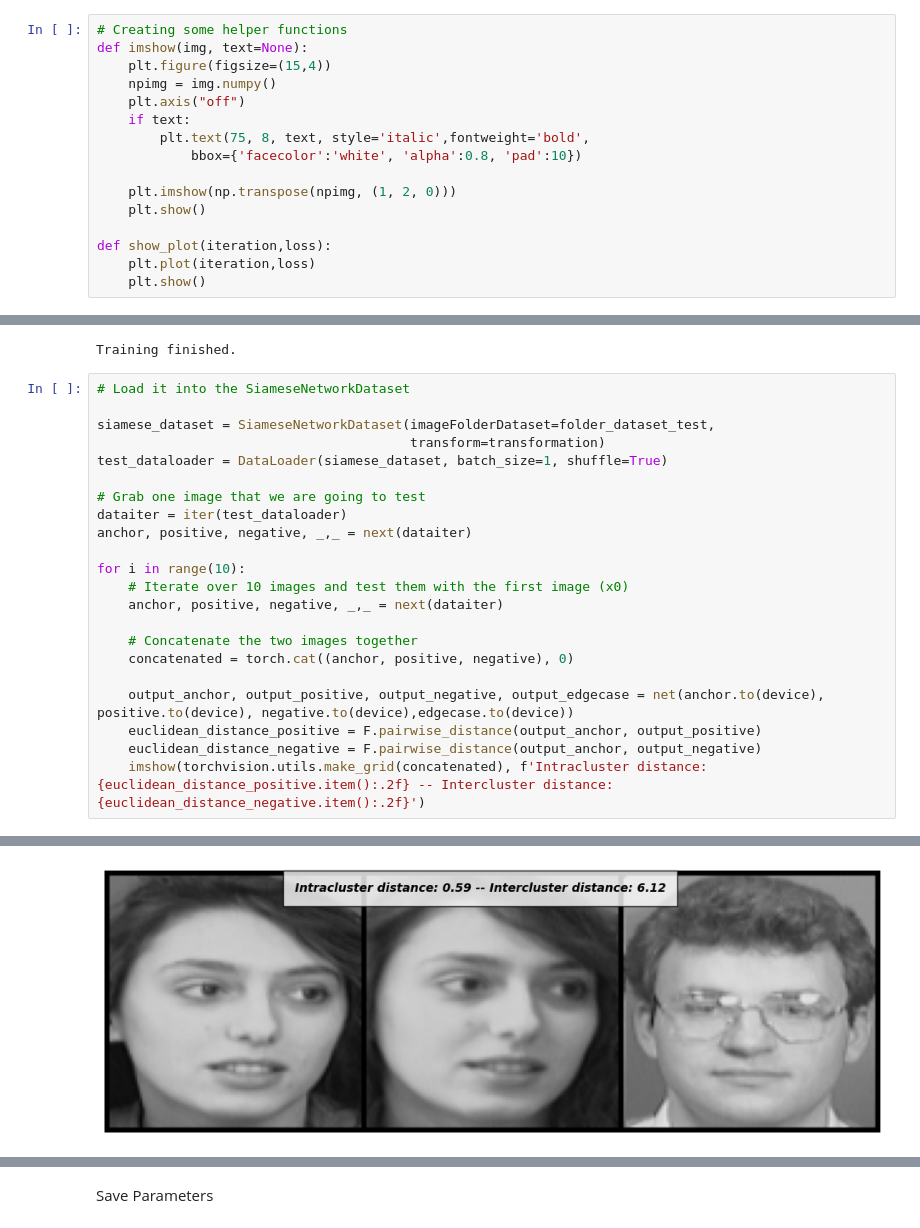
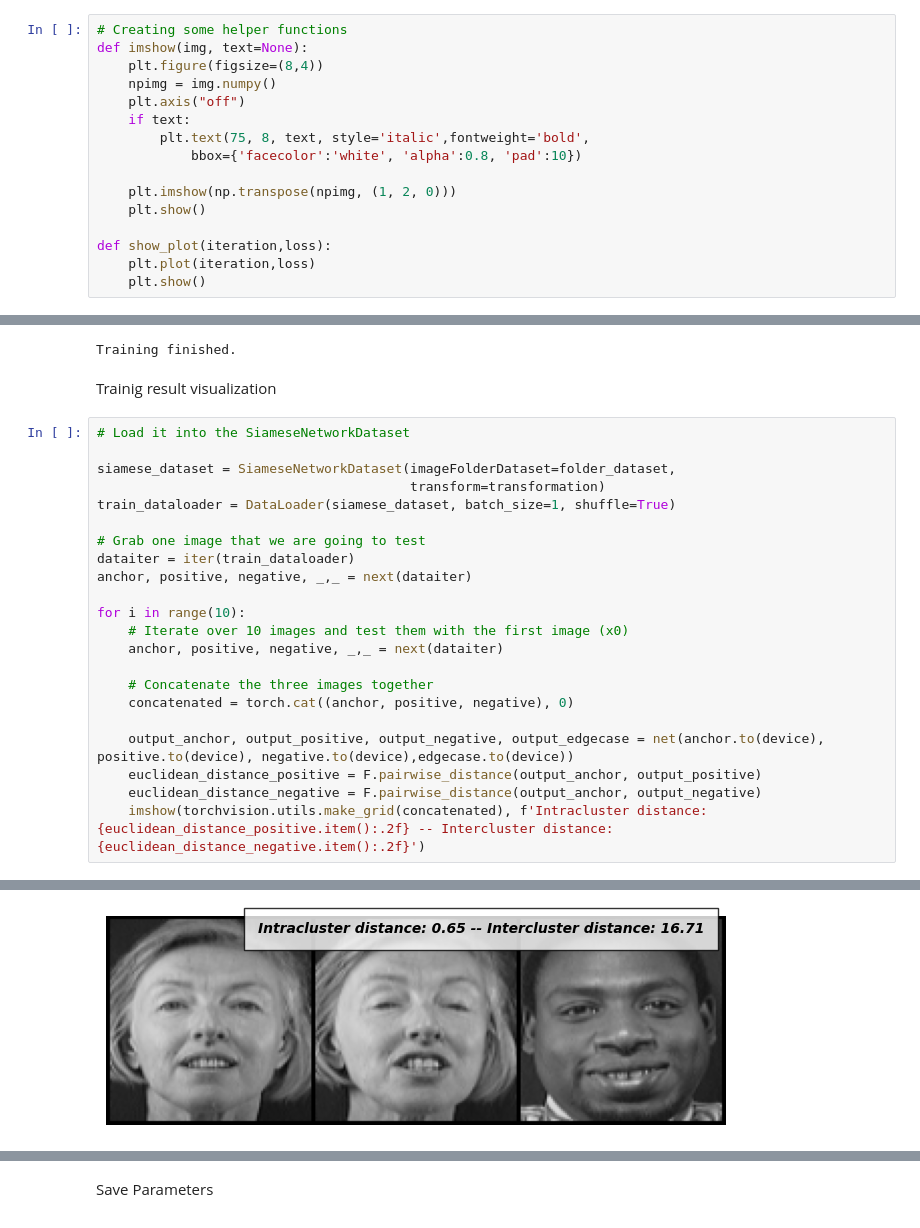
Before and after one commit to PNisargkumar/SiameseNeuralNetwork, a Jupyter notebook: 014_siameseNetwork.ipynb, the cells around one changed output, grey strips where cells are left out. Saved outputs shown, nothing was run; the diff lists cells and outputs as text.

```diff
--- a/014_siameseNetwork.ipynb
+++ b/014_siameseNetwork.ipynb
@@ -55,7 +55,7 @@ elif dataset == 2:
 # %%
 # Creating some helper functions
 def imshow(img, text=None):
-    plt.figure(figsize=(15,4))
+    plt.figure(figsize=(8,4))
     npimg = img.numpy()
     plt.axis("off")
     if text:
@@ -341,22 +341,24 @@ print("Training finished.")
 # %% [output]
 [figure]
 Training finished.
+# %% [markdown]
+Trainig result visualization
 # %%
 # Load it into the SiameseNetworkDataset
 
-siamese_dataset = SiameseNetworkDataset(imageFolderDataset=folder_dataset_test,
+siamese_dataset = SiameseNetworkDataset(imageFolderDataset=folder_dataset,
                                         transform=transformation)
-test_dataloader = DataLoader(siamese_dataset, batch_size=1, shuffle=True)
+train_dataloader = DataLoader(siamese_dataset, batch_size=1, shuffle=True)
 
 # Grab one image that we are going to test
-dataiter = iter(test_dataloader)
+dataiter = iter(train_dataloader)
 anchor, positive, negative, _,_ = next(dataiter)
 
 for i in range(10):
     # Iterate over 10 images and test them with the first image (x0)
     anchor, positive, negative, _,_ = next(dataiter)
 
-    # Concatenate the two images together
+    # Concatenate the three images together
     concatenated = torch.cat((anchor, positive, negative), 0)
 
     output_anchor, output_positive, output_negative, output_edgecase = net(anchor.to(device), positive.to(device), negative.to(device),edgecase.to(device))
@@ -368 +370 @@ for i in range(10):
-[figure, old version]
+[figure, new version]
```
Also changed, not shown: parts of 6 cells of this notebook.
